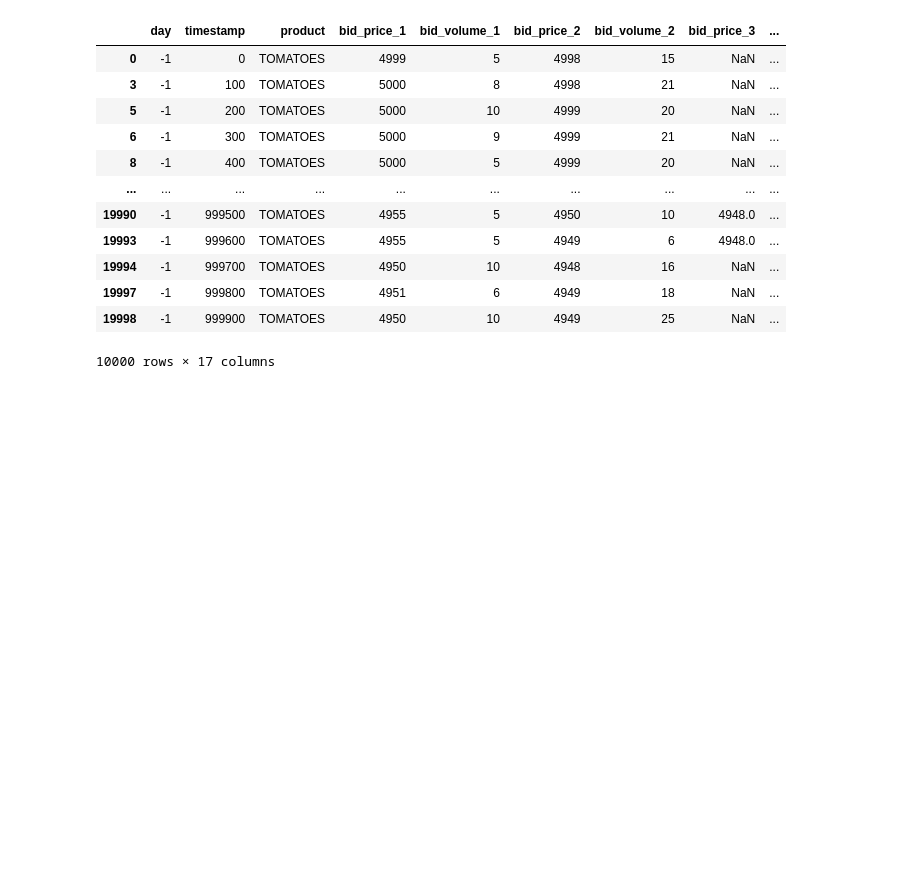
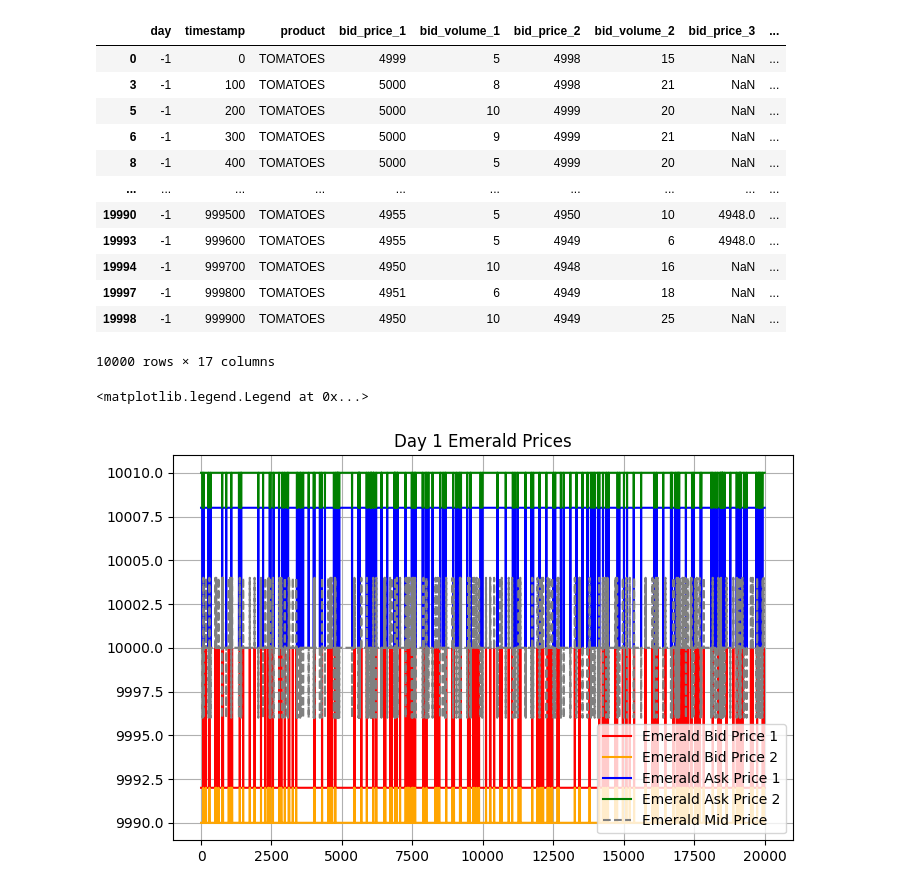
Before and after one commit to squilliam34/imc-prosperity-4, a Jupyter notebook: experimenting/tutorial.ipynb, the cells around one changed output. Drawn from its saved outputs; the diff is of its cells as text; code cells hidden in the pictures; blank space fills up the shorter version.

```diff
--- a/experimenting/tutorial.ipynb
+++ b/experimenting/tutorial.ipynb
@@ -16,6 +16,7 @@ data_01.head()
 | 4 | -1 | 200 | EMERALDS | 9992 | 15 | 9990 | 20 | NaN | ... |
 # %%
 tomatoes_01 = data_01[data_01['product'] == 'TOMATOES']
+emeralds_01 = data_01[data_01['product'] == 'EMERALDS']
 tomatoes_01
 # %% [output]
 |  | day | timestamp | product | bid_price_1 | bid_volume_1 | bid_price_2 | bid_volume_2 | bid_price_3 | ... |
@@ -31,3 +32,16 @@ tomatoes_01
 | 19997 | -1 | 999800 | TOMATOES | 4951 | 6 | 4949 | 18 | NaN | ... |
 | 19998 | -1 | 999900 | TOMATOES | 4950 | 10 | 4949 | 25 | NaN | ... |
 10000 rows × 17 columns
+# %%
+fig, ax = plt.subplots(figsize=(8, 5))
+plt.title('Day 1 Emerald Prices')
+ax.grid()
+ax.plot(emeralds_01['bid_price_1'], color='red', label='Emerald Bid Price 1')
+ax.plot(emeralds_01['bid_price_2'], color='orange', label='Emerald Bid Price 2')
+ax.plot(emeralds_01['ask_price_1'], color='blue', label='Emerald Ask Price 1')
+ax.plot(emeralds_01['ask_price_2'], color='green', label='Emerald Ask Price 2')
+ax.plot(emeralds_01['mid_price'], linestyle='dashed', color='grey', label='Emerald Mid Price')
+plt.legend(loc='lower right')
+# %% [output]
+<matplotlib.legend.Legend at 0x...>
+[figure, added]
```
Also changed, not shown: parts of 9 cells of this notebook.
